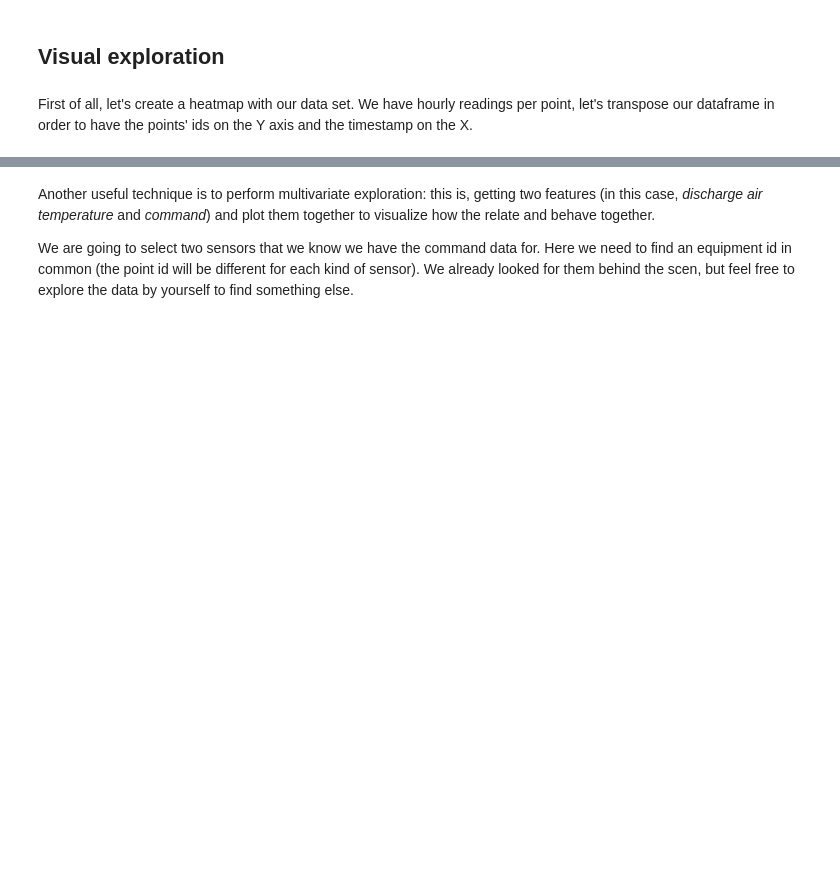
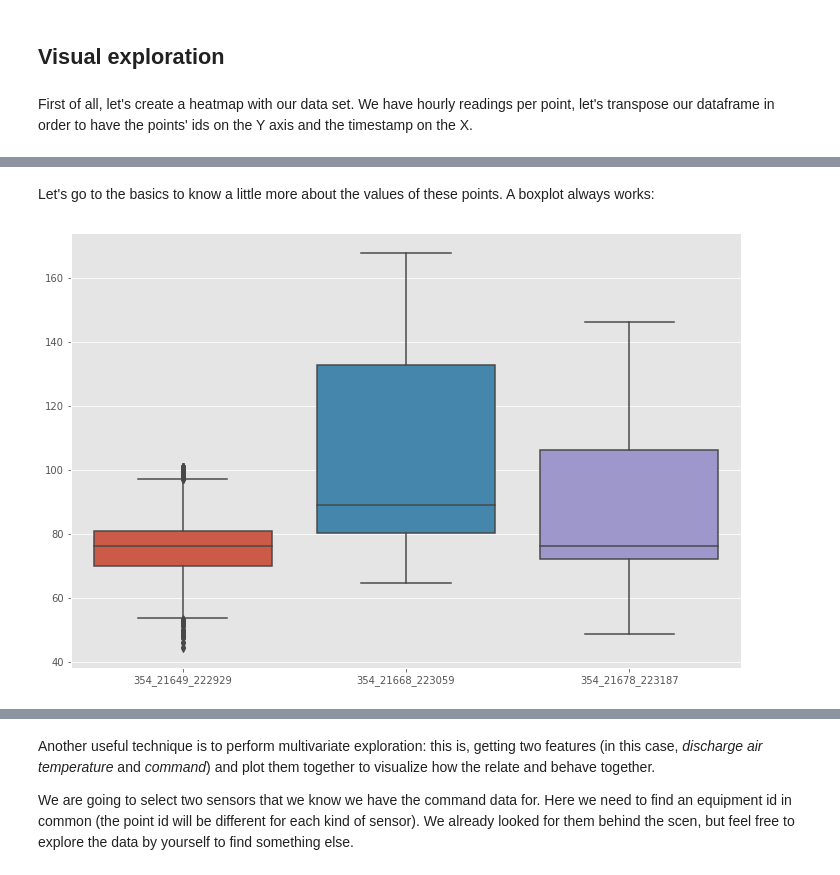
Before and after one commit to PengkunLiu/RTEM_CMU, a Jupyter notebook: RTEM Jupyter Notebook/data_drawing.ipynb, the cells around one changed output, grey strips where cells are left out. Drawn from its saved outputs; the diff is of its cells as text; code cells hidden in the pictures; blank space fills up the shorter version.

```diff
--- a/RTEM Jupyter Notebook/data_drawing.ipynb
+++ b/RTEM Jupyter Notebook/data_drawing.ipynb
@@ -77,0 +112,2 @@ fig1 = sns.heatmap(df_temp.T, cmap="coolwarm")
+# %%
+points = ["354_21649_222929", "354_21668_223059", "354_21678_223187"]
@@ -77,0 +116,3 @@ fig1 = sns.heatmap(df_temp.T, cmap="coolwarm")
+# %%
+sel_points = df_temp[points].reset_index()
+sel_points
@@ -77,0 +152,7 @@ fig1 = sns.heatmap(df_temp.T, cmap="coolwarm")
+# %% [markdown]
+Let's go to the basics to know a little more about the values of these points. A boxplot always works:
+# %%
+plt.rcParams["figure.figsize"] = (12,8)
+fig3 = sns.boxplot(data=sel_points)
+# %% [output]
+[figure, added]
```
Also changed, not shown: parts of 29 cells of this notebook, 1 other file.
